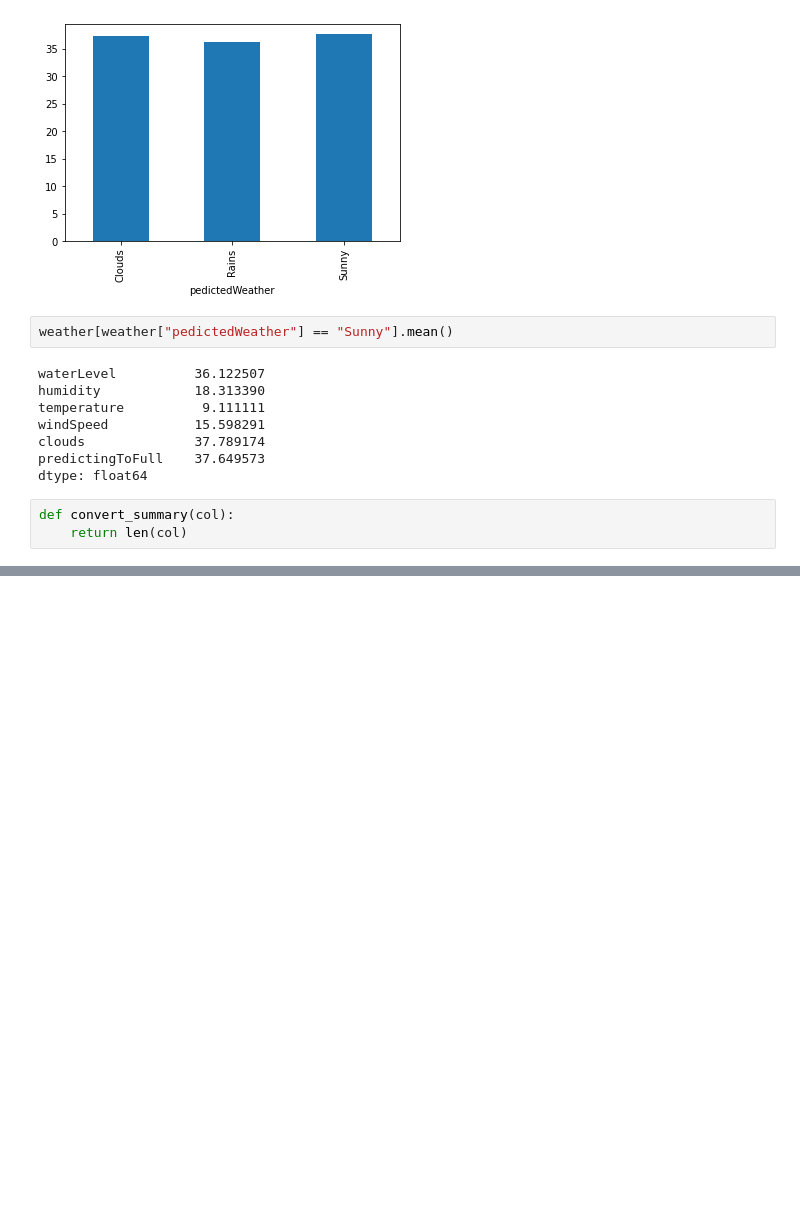
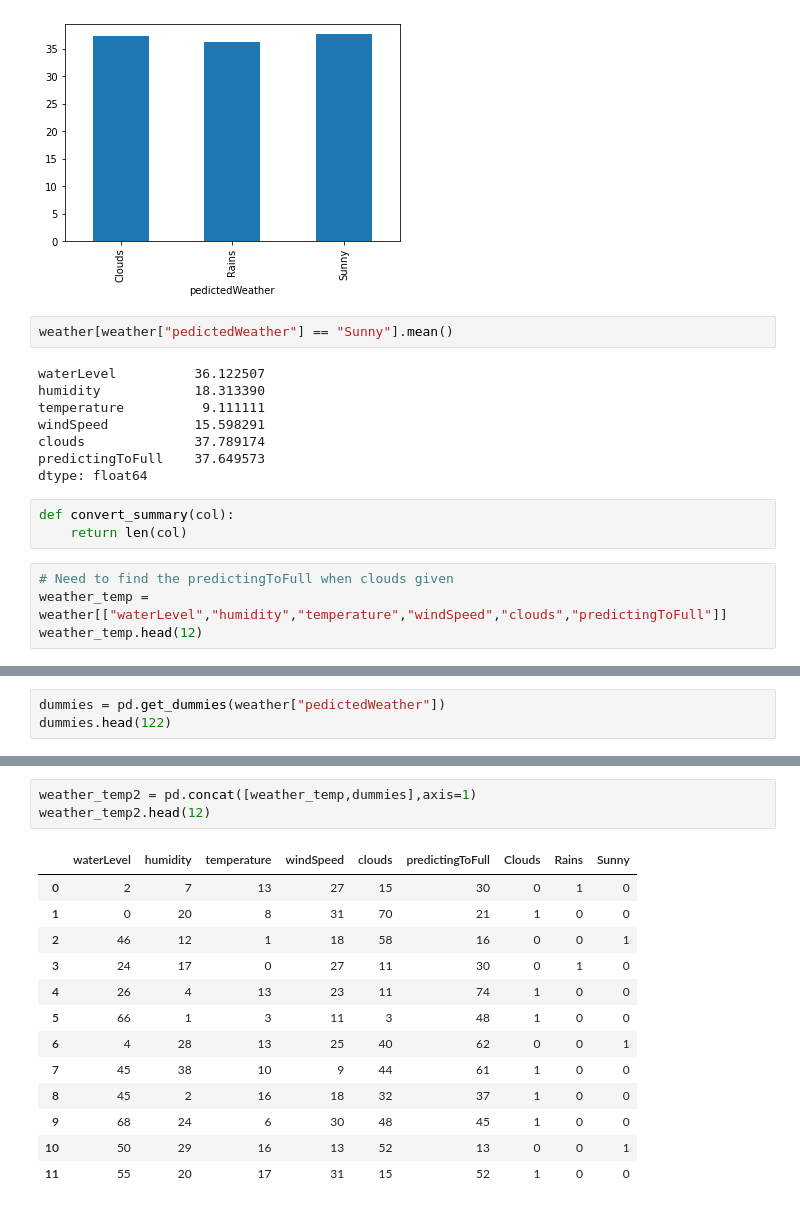
Before and after one commit to Thilanga-mYi/Assignment-Weather-Prediction, a Jupyter notebook: Untitled1.ipynb, the cells around one changed output, grey strips where cells are left out. Cells and saved outputs as stored; diff of their text form; blank space fills up the shorter version.

```diff
--- a/Untitled1.ipynb
+++ b/Untitled1.ipynb
@@ -44,3 +44,7 @@ dtype: float64
 # %%
 def convert_summary(col):
     return len(col)
+# %%
+# Need to find the predictingToFull when clouds given
+weather_temp = weather[["waterLevel","humidity","temperature","windSpeed","clouds","predictingToFull"]]
+weather_temp.head(12)
@@ -46,0 +65,3 @@ def convert_summary(col):
+# %%
+dummies = pd.get_dummies(weather["pedictedWeather"])
+dummies.head(122)
@@ -46,0 +82,17 @@ def convert_summary(col):
+# %%
+weather_temp2 = pd.concat([weather_temp,dummies],axis=1)
+weather_temp2.head(12)
+# %% [output]
+|  | waterLevel | humidity | temperature | windSpeed | clouds | predictingToFull | Clouds | Rains | Sunny |
+| 0 | 2 | 7 | 13 | 27 | 15 | 30 | 0 | 1 | 0 |
+| 1 | 0 | 20 | 8 | 31 | 70 | 21 | 1 | 0 | 0 |
+| 2 | 46 | 12 | 1 | 18 | 58 | 16 | 0 | 0 | 1 |
+| 3 | 24 | 17 | 0 | 27 | 11 | 30 | 0 | 1 | 0 |
+| 4 | 26 | 4 | 13 | 23 | 11 | 74 | 1 | 0 | 0 |
+| 5 | 66 | 1 | 3 | 11 | 3 | 48 | 1 | 0 | 0 |
+| 6 | 4 | 28 | 13 | 25 | 40 | 62 | 0 | 0 | 1 |
+| 7 | 45 | 38 | 10 | 9 | 44 | 61 | 1 | 0 | 0 |
+| 8 | 45 | 2 | 16 | 18 | 32 | 37 | 1 | 0 | 0 |
+| 9 | 68 | 24 | 6 | 30 | 48 | 45 | 1 | 0 | 0 |
+| 10 | 50 | 29 | 16 | 13 | 52 | 13 | 0 | 0 | 1 |
+| 11 | 55 | 20 | 17 | 31 | 15 | 52 | 1 | 0 | 0 |
```
Also changed, not shown: parts of 21 cells of this notebook, 3 other files.
